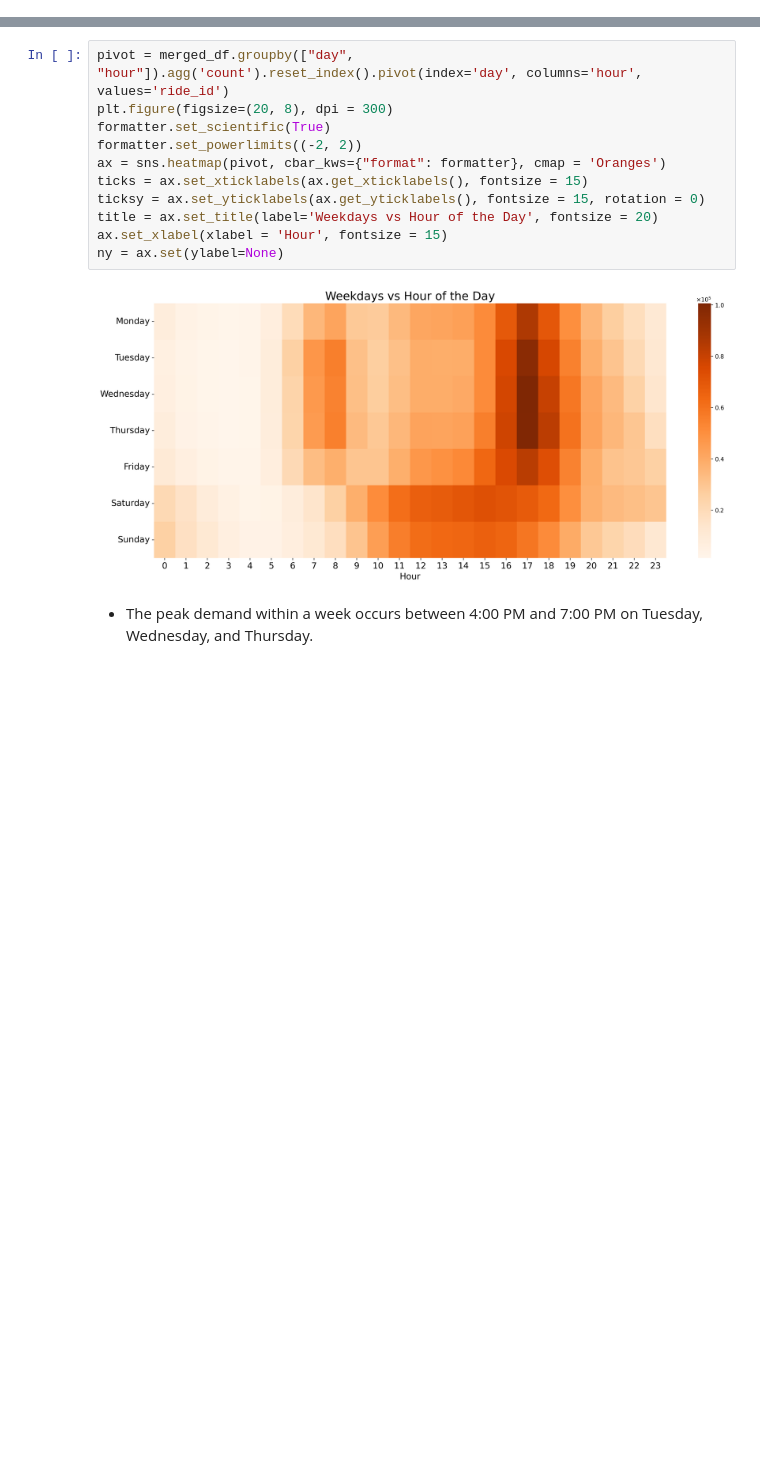
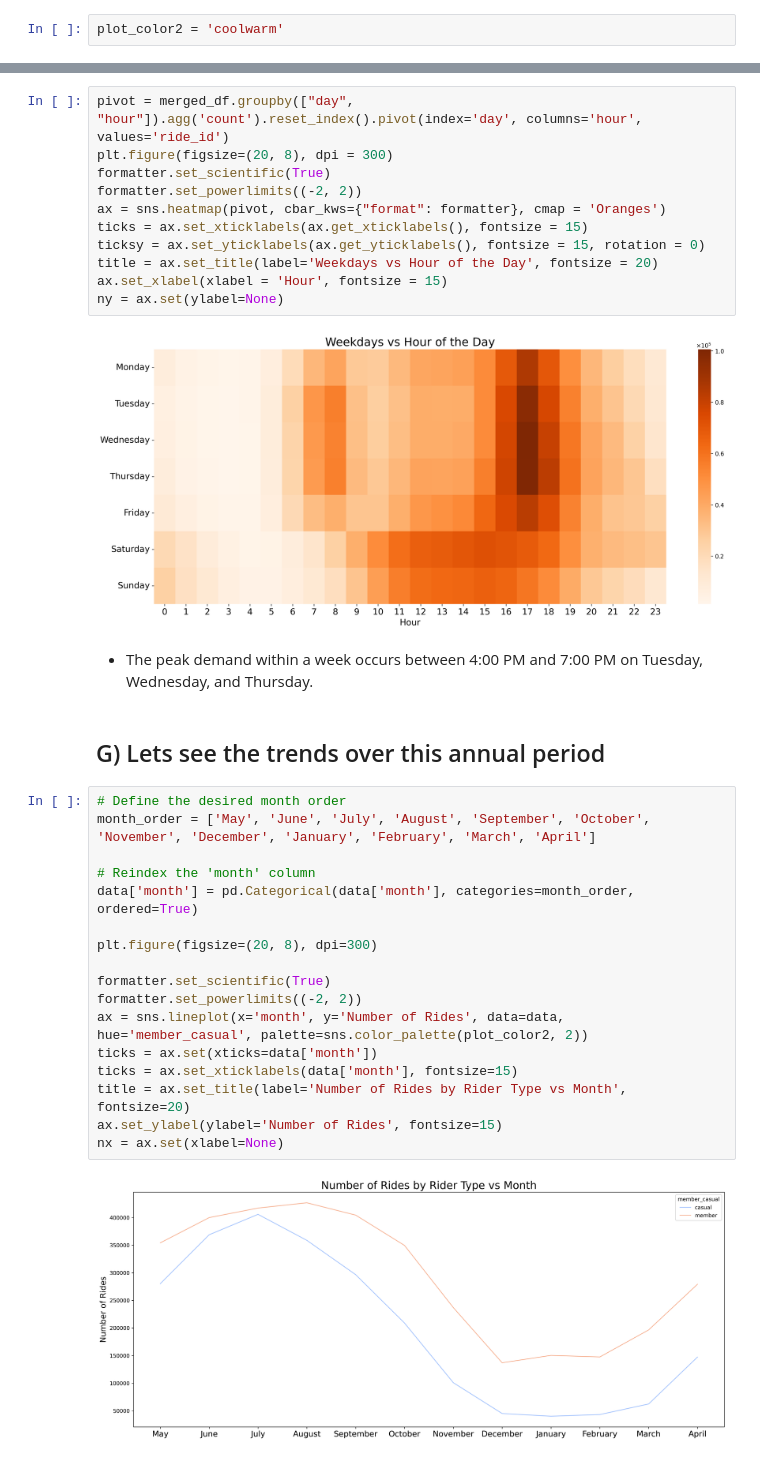
Before and after one commit to PerfectEnvoyRG/Google_Data_Analytics_Capstone1, a Jupyter notebook: How_does_a_bike_share_navigate_speedy_success_.ipynb, the cells around one changed output, grey strips where cells are left out. Cells and saved outputs as stored; diff of their text form; blank space fills up the shorter version.

```diff
--- a/How_does_a_bike_share_navigate_speedy_success_.ipynb
+++ b/How_does_a_bike_share_navigate_speedy_success_.ipynb
@@ -450,6 +450,8 @@ numerical_columns
 ## A) Based on the initial question we posed, we would like to understand the differences in how annual members and casual riders utilize Cyclistic bikes. To achieve this, we need to ascertain the number of casual riders and member riders.
 # %%
 plot_color = 'Greens'
+# %%
+plot_color2 = 'coolwarm'
 # %%
 plt.figure(figsize=(20, 8), dpi=300)
 plt.ticklabel_format(style='plain', axis='y')
@@ -556,3 +558,24 @@ ny = ax.set(ylabel=None)
 [figure]
 # %% [markdown]
 * The peak demand within a week occurs between 4:00 PM and 7:00 PM on Tuesday, Wednesday, and Thursday.
+# %% [markdown]
+## G) Lets see the trends over this annual period
+# %%
+# Define the desired month order
+month_order = ['May', 'June', 'July', 'August', 'September', 'October', 'November', 'December', 'January', 'February', 'March', 'April']
+
+# Reindex the 'month' column
+data['month'] = pd.Categorical(data['month'], categories=month_order, ordered=True)
+
+plt.figure(figsize=(20, 8), dpi=300)
+
+formatter.set_scientific(True)
+formatter.set_powerlimits((-2, 2))
+ax = sns.lineplot(x='month', y='Number of Rides', data=data, hue='member_casual', palette=sns.color_palette(plot_color2, 2))
+ticks = ax.set(xticks=data['month'])
+ticks = ax.set_xticklabels(data['month'], fontsize=15)
+title = ax.set_title(label='Number of Rides by Rider Type vs Month', fontsize=20)
+ax.set_ylabel(ylabel='Number of Rides', fontsize=15)
+nx = ax.set(xlabel=None)
+# %% [output]
+[figure, added]
```
Also changed, not shown: parts of 2 cells of this notebook.
